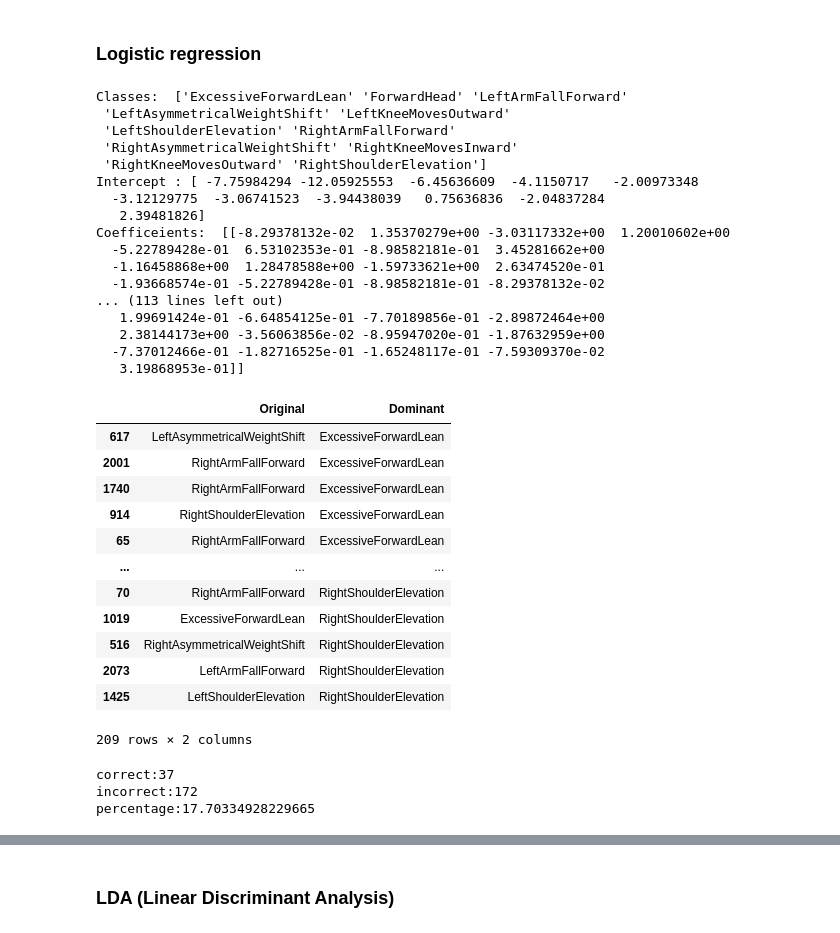
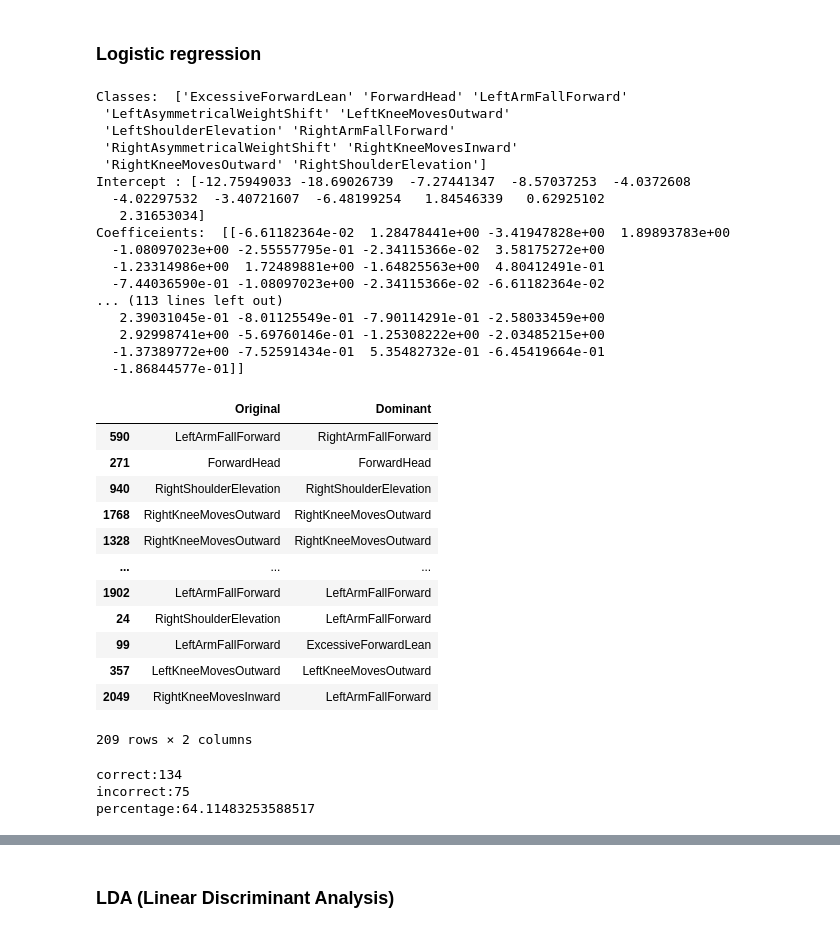
Before and after one commit to digitacs/4dv652-ml, a Jupyter notebook: assignment 3/AIMO_Score_v6.ipynb, the cells around one changed output, grey strips where cells are left out. Cells and saved outputs as stored; diff of their text form; code cells hidden in the pictures.

Commit message:
fix comparison calculatoin in Logistic Regression

```diff
--- a/assignment 3/AIMO_Score_v6.ipynb
+++ b/assignment 3/AIMO_Score_v6.ipynb
@@ -172,7 +172,7 @@ y_train,y_test ,X_train, X_test  = train_test_split(result[["WeakLinks"]], resul
 # %%
 from sklearn.linear_model import LogisticRegression
 
-model_3 = LogisticRegression(solver='liblinear', C=10.0, random_state=0)
+model_3 = LogisticRegression(solver='liblinear', C=25.0, random_state=0)
 result_3 = model_3.fit(X_train, y_train)
 
 print('Classes: ',result_3.classes_)
@@ -184,42 +184,42 @@ Classes:  ['ExcessiveForwardLean' 'ForwardHead' 'LeftArmFallForward'
  'LeftShoulderElevation' 'RightArmFallForward'
  'RightAsymmetricalWeightShift' 'RightKneeMovesInward'
  'RightKneeMovesOutward' 'RightShoulderElevation']
-Intercept : [ -7.75984294 -12.05925553  -6.45636609  -4.1150717   -2.00973348
-  -3.12129775  -3.06741523  -3.94438039   0.75636836  -2.04837284
-   2.39481826]
-Coefficeients:  [[-8.29378132e-02  1.35370279e+00 -3.03117332e+00  1.20010602e+00
-  -5.22789428e-01  6.53102353e-01 -8.98582181e-01  3.45281662e+00
-  -1.16458868e+00  1.28478588e+00 -1.59733621e+00  2.63474520e-01
-  -1.93668574e-01 -5.22789428e-01 -8.98582181e-01 -8.29378132e-02
+Intercept : [-12.75949033 -18.69026739  -7.27441347  -8.57037253  -4.0372608
+  -4.02297532  -3.40721607  -6.48199254   1.84546339   0.62925102
+   2.31653034]
+Coefficeients:  [[-6.61182364e-02  1.28478441e+00 -3.41947828e+00  1.89893783e+00
+  -1.08097023e+00 -2.55557795e-01 -2.34115366e-02  3.58175272e+00
+  -1.23314986e+00  1.72489881e+00 -1.64825563e+00  4.80412491e-01
+  -7.44036590e-01 -1.08097023e+00 -2.34115366e-02 -6.61182364e-02
 ... (113 lines left out)
-   1.99691424e-01 -6.64854125e-01 -7.70189856e-01 -2.89872464e+00
-   2.38144173e+00 -3.56063856e-02 -8.95947020e-01 -1.87632959e+00
-  -7.37012466e-01 -1.82716525e-01 -1.65248117e-01 -7.59309370e-02
-   3.19868953e-01]]
+   2.39031045e-01 -8.01125549e-01 -7.90114291e-01 -2.58033459e+00
+   2.92998741e+00 -5.69760146e-01 -1.25308222e+00 -2.03485215e+00
+  -1.37389772e+00 -7.52591434e-01  5.35482732e-01 -6.45419664e-01
+  -1.86844577e-01]]
 # %%
-prob = result_3.predict_proba(X_test).T
+prob = result_3.predict_proba(X_test)
 
-# Find index of maximum value from probability prediction array
-q = np.where(prob==np.amax(prob,axis=0))
+# Find maximum value from probability prediction array
+maxValues = pd.DataFrame(prob, columns = range(0,11))
 
 # Dominant WeakLink
-dwl = result_3.classes_[q[0]]
+dominant = result_3.classes_[maxValues.idxmax(axis=1, skipna=True)]
 
-comparison = pd.DataFrame({'Original': y_test.WeakLinks ,'Dominant':dwl})
+comparison = pd.DataFrame({'Original': y_test.WeakLinks, 'Dominant':dominant})
 comparison
 # %% [output]
 |  | Original | Dominant |
-| 617 | LeftAsymmetricalWeightShift | ExcessiveForwardLean |
-| 2001 | RightArmFallForward | ExcessiveForwardLean |
-| 1740 | RightArmFallForward | ExcessiveForwardLean |
-| 914 | RightShoulderElevation | ExcessiveForwardLean |
-| 65 | RightArmFallForward | ExcessiveForwardLean |
+| 590 | LeftArmFallForward | RightArmFallForward |
+| 271 | ForwardHead | ForwardHead |
+| 940 | RightShoulderElevation | RightShoulderElevation |
+| 1768 | RightKneeMovesOutward | RightKneeMovesOutward |
+| 1328 | RightKneeMovesOutward | RightKneeMovesOutward |
 | ... | ... | ... |
-| 70 | RightArmFallForward | RightShoulderElevation |
-| 1019 | ExcessiveForwardLean | RightShoulderElevation |
-| 516 | RightAsymmetricalWeightShift | RightShoulderElevation |
-| 2073 | LeftArmFallForward | RightShoulderElevation |
-| 1425 | LeftShoulderElevation | RightShoulderElevation |
+| 1902 | LeftArmFallForward | LeftArmFallForward |
+| 24 | RightShoulderElevation | LeftArmFallForward |
+| 99 | LeftArmFallForward | ExcessiveForwardLean |
+| 357 | LeftKneeMovesOutward | LeftKneeMovesOutward |
+| 2049 | RightKneeMovesInward | LeftArmFallForward |
 209 rows × 2 columns
 # %%
 c,e,p = checkCorrectness(comparison,"Original","Dominant")
@@ -228,9 +228,9 @@ print("correct:" + str(c))
 print("incorrect:" + str(e))
 print("percentage:" + str(p))
 # %% [output]
-correct:37
-incorrect:172
-percentage:17.70334928229665
+correct:134
+incorrect:75
+percentage:64.11483253588517
 # %%
 confusion_matrix = comparison.groupby(['Dominant','Original']).size().unstack('Original').fillna(0)
 confusion_matrix
```
Also changed, not shown: parts of 25 cells of this notebook.
